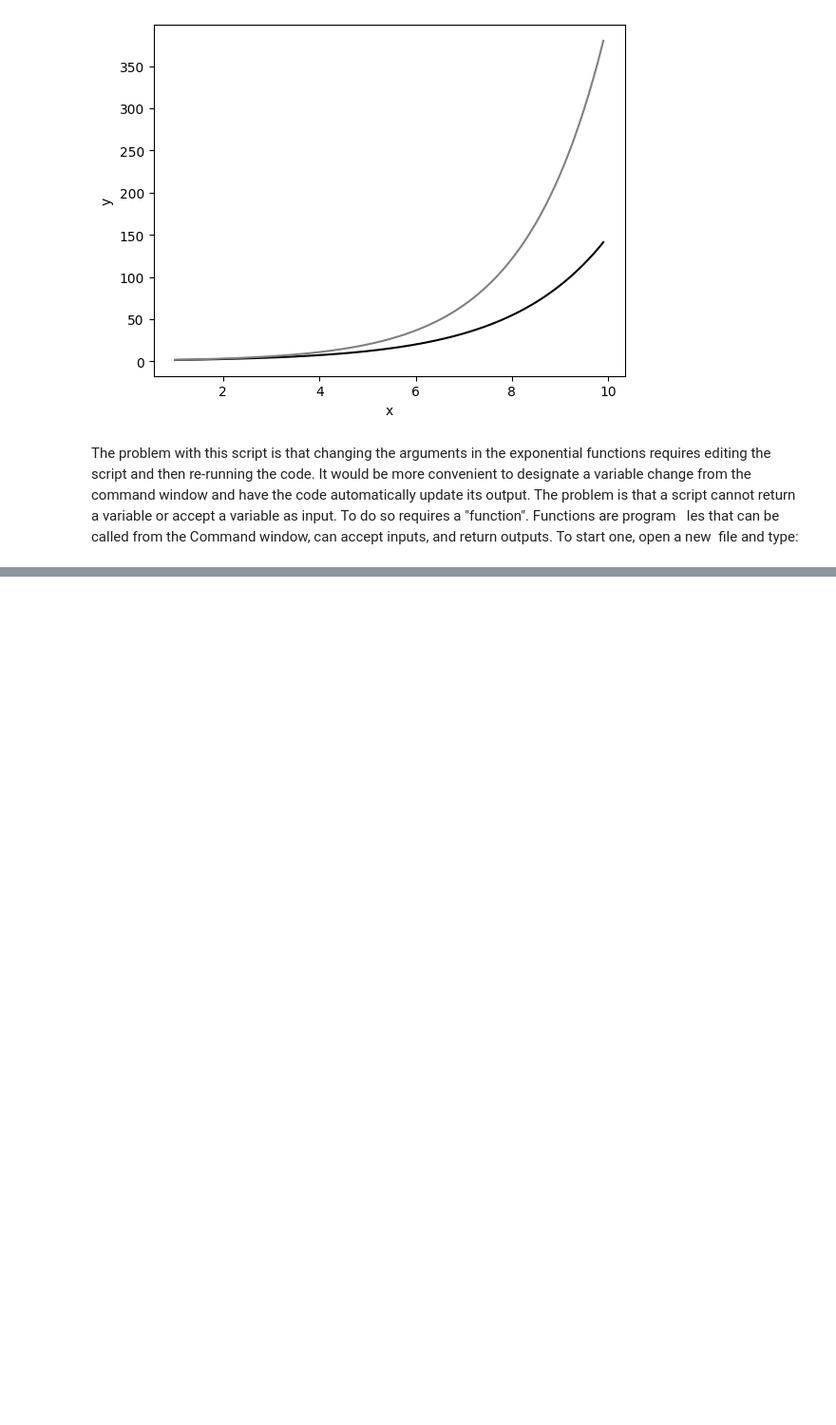
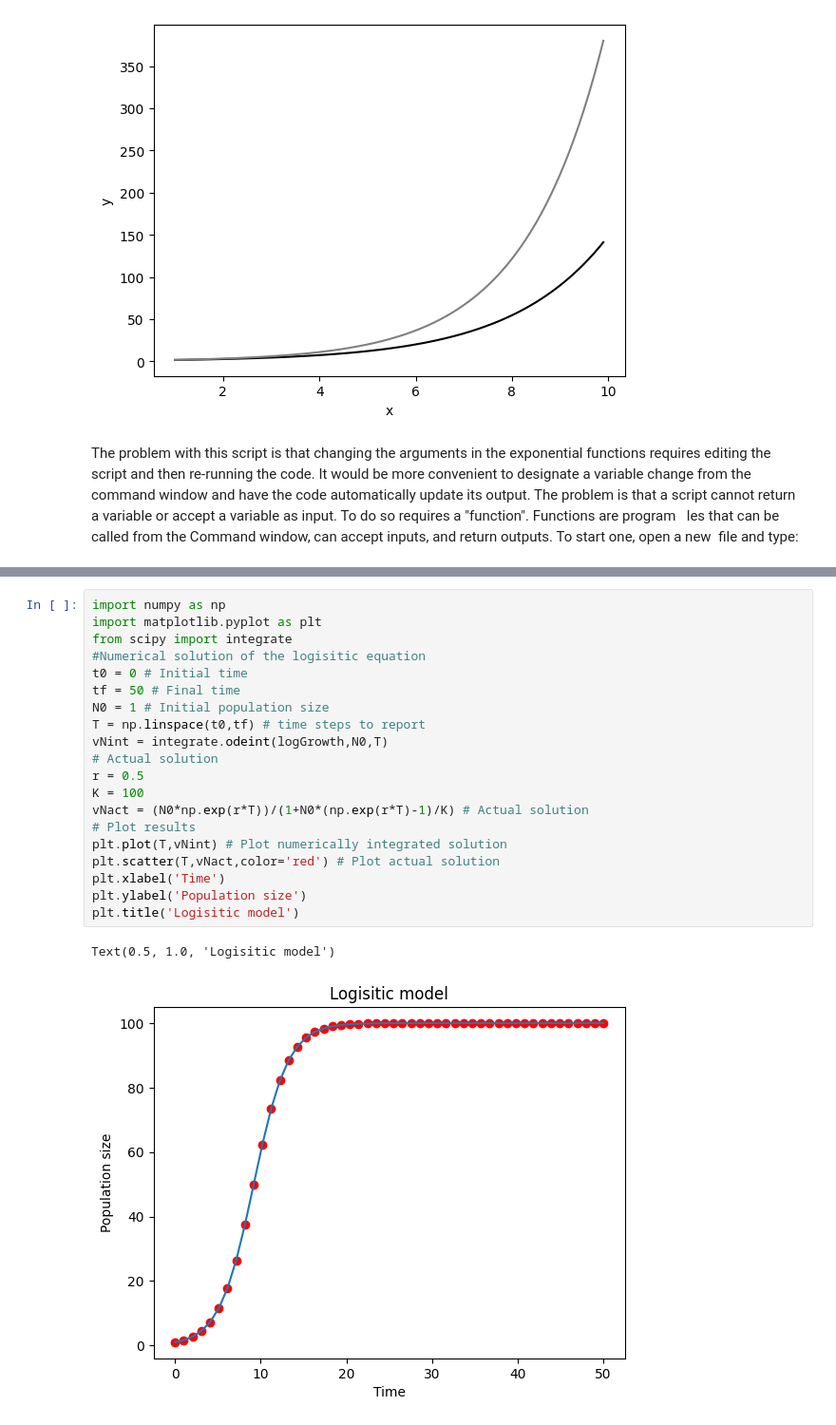
Before and after one commit to RaunakDey/phageschool2025, a Jupyter notebook: docs/day1_eco_evo_principles/python_notebook_day1.ipynb, the cells around one changed output, grey strips where cells are left out. Shown at 95% size. Drawn from its saved outputs; the diff is of its cells as text; blank space fills up the shorter version.

```diff
--- a/docs/day1_eco_evo_principles/python_notebook_day1.ipynb
+++ b/docs/day1_eco_evo_principles/python_notebook_day1.ipynb
@@ -37,0 +75,23 @@ new file and type:
+# %%
+import numpy as np
+import matplotlib.pyplot as plt
+from scipy import integrate
+#Numerical solution of the logisitic equation
+t0 = 0 # Initial time
+tf = 50 # Final time
+N0 = 1 # Initial population size
+T = np.linspace(t0,tf) # time steps to report
+vNint = integrate.odeint(logGrowth,N0,T)
+# Actual solution
+r = 0.5
+K = 100
+vNact = (N0*np.exp(r*T))/(1+N0*(np.exp(r*T)-1)/K) # Actual solution
+# Plot results
+plt.plot(T,vNint) # Plot numerically integrated solution
+plt.scatter(T,vNact,color='red') # Plot actual solution
+plt.xlabel('Time')
+plt.ylabel('Population size')
+plt.title('Logisitic model')
+# %% [output]
+Text(0.5, 1.0, 'Logisitic model')
+[figure, added]
```
Also changed, not shown: parts of 7 cells of this notebook, 13 other files.
